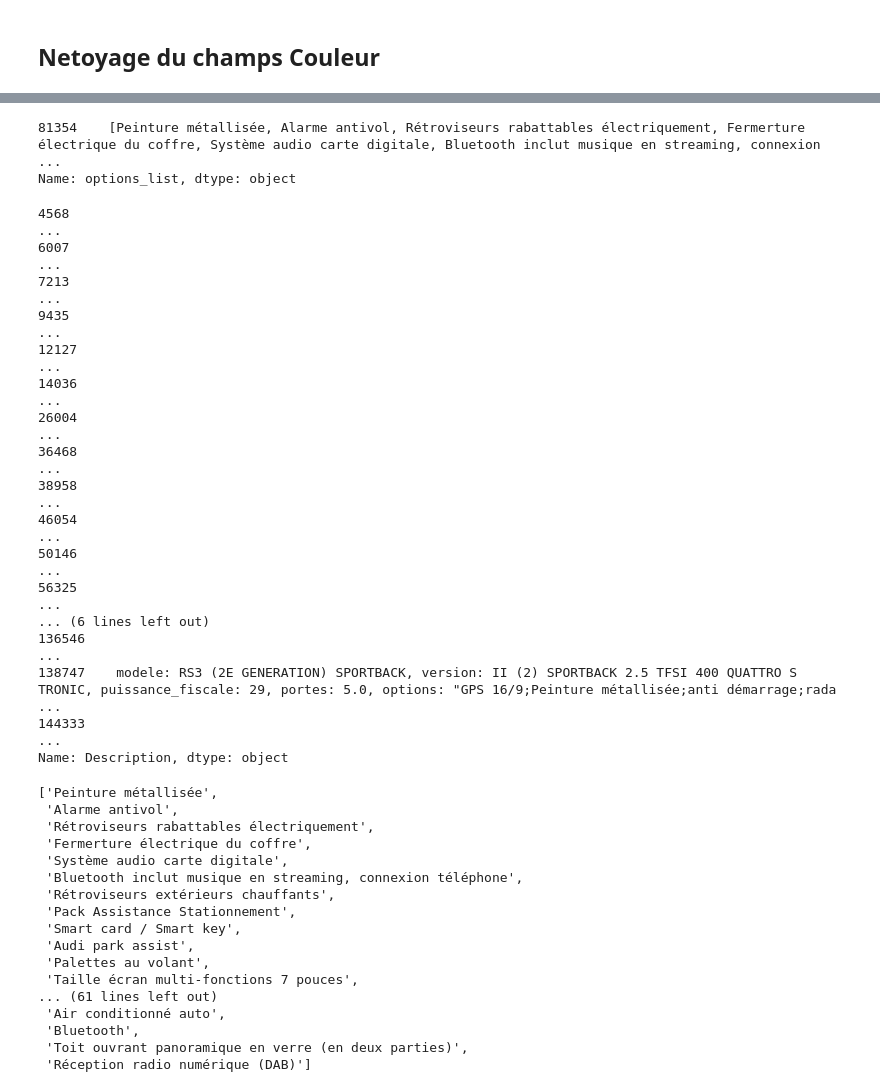
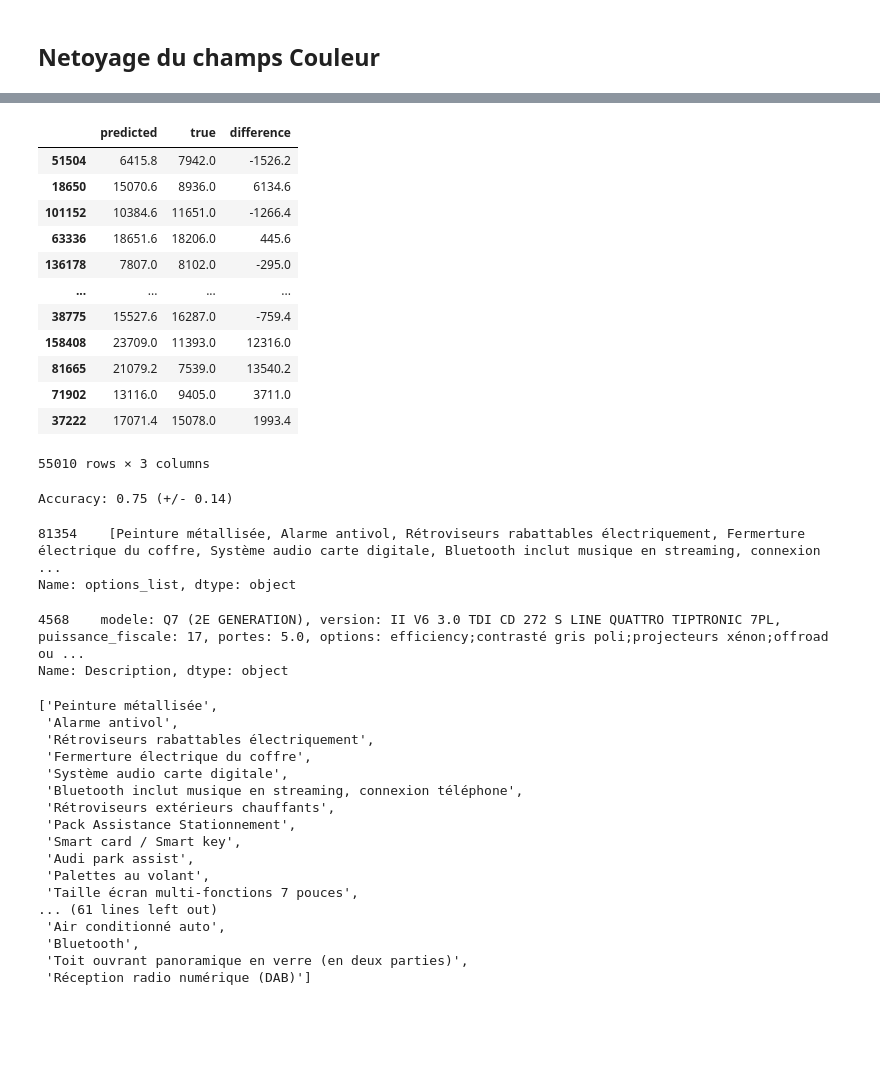
Before and after one commit to lyes1/projet_data_automobile, a Jupyter notebook: Projet_estimation_vehicule.ipynb, the cells around one changed output, grey strips where cells are left out. Drawn from its saved outputs; the diff is of its cells as text; code cells hidden in the pictures; blank space fills up the shorter version.

Commit message:
adding a new version

```diff
--- a/Projet_estimation_vehicule.ipynb
+++ b/Projet_estimation_vehicule.ipynb
@@ -370,3 +606,27 @@ IndentationError: unexpected indent (<ipython-input-139-00d2d185cec9>, line 15)
+# %%
+pred = model.predict(X_test)
+# %%
+pred = pd.DataFrame.from_dict({'predicted':pred, 'true':y_test})
+pred['difference'] = pred.predicted - pred.true
+pred
+# %% [output]
+|  | predicted | true | difference |
+| 51504 | 6415.8 | 7942.0 | -1526.2 |
+| 18650 | 15070.6 | 8936.0 | 6134.6 |
+| 101152 | 10384.6 | 11651.0 | -1266.4 |
+| 63336 | 18651.6 | 18206.0 | 445.6 |
+| 136178 | 7807.0 | 8102.0 | -295.0 |
+| ... | ... | ... | ... |
+| 38775 | 15527.6 | 16287.0 | -759.4 |
+| 158408 | 23709.0 | 11393.0 | 12316.0 |
+| 81665 | 21079.2 | 7539.0 | 13540.2 |
+| 71902 | 13116.0 | 9405.0 | 3711.0 |
+| 37222 | 17071.4 | 15078.0 | 1993.4 |
+55010 rows × 3 columns
+# %%
+print("Accuracy: %0.2f (+/- %0.2f)" % (scores.mean(), scores.std() * 2))
+# %% [output]
+Accuracy: 0.75 (+/- 0.14)
 # %%
 #df['parametres'].apply(lambda x : type(x))#.str.replace(')
 #df['parametres']#.values.replace(',','n')
@@ -376,24 +636,9 @@ df[df['Description'].str.contains(",5 J x 21 Pneus :")]['options_list']
 81354    [Peinture métallisée, Alarme antivol, Rétroviseurs rabattables électriquement, Fermerture électrique du coffre, Système audio carte digitale, Bluetooth inclut musique en streaming, connexion  ...
 Name: options_list, dtype: object
 # %%
-df[df['Description'].str.contains("pneus :")]['Description']
+df[df['Description'].str.contains("pneus :")]['Description'].head(1)
 # %% [output]
-4568                                                                                                                                                                                                     ...
-6007                                                                                                                                                                                                     ...
-7213                                                                                                                                                                                                     ...
-9435                                                                                                                                                                                                     ...
-12127                                                                                                                                                                                                    ...
-14036                                                                                                                                                                                                    ...
-26004                                                                                                                                                                                                    ...
-36468                                                                                                                                                                                                    ...
-38958                                                                                                                                                                                                    ...
-46054                                                                                                                                                                                                    ...
-50146                                                                                                                                                                                                    ...
-56325                                                                                                                                                                                                    ...
-... (6 lines left out)
-136546                                                                                                                                                                                                   ...
-138747    modele: RS3 (2E GENERATION) SPORTBACK, version: II (2) SPORTBACK 2.5 TFSI 400 QUATTRO S TRONIC, puissance_fiscale: 29, portes: 5.0, options: "GPS 16/9;Peinture métallisée;anti démarrage;rada ...
-144333                                                                                                                                                                                                   ...
+4568    modele: Q7 (2E GENERATION), version: II V6 3.0 TDI CD 272 S LINE QUATTRO TIPTRONIC 7PL, puissance_fiscale: 17, portes: 5.0, options: efficiency;contrasté gris poli;projecteurs xénon;offroad ou ...
 Name: Description, dtype: object
 # %%
 df.iloc[81354]['options_list']
```
Also changed, not shown: parts of 48 cells of this notebook.
